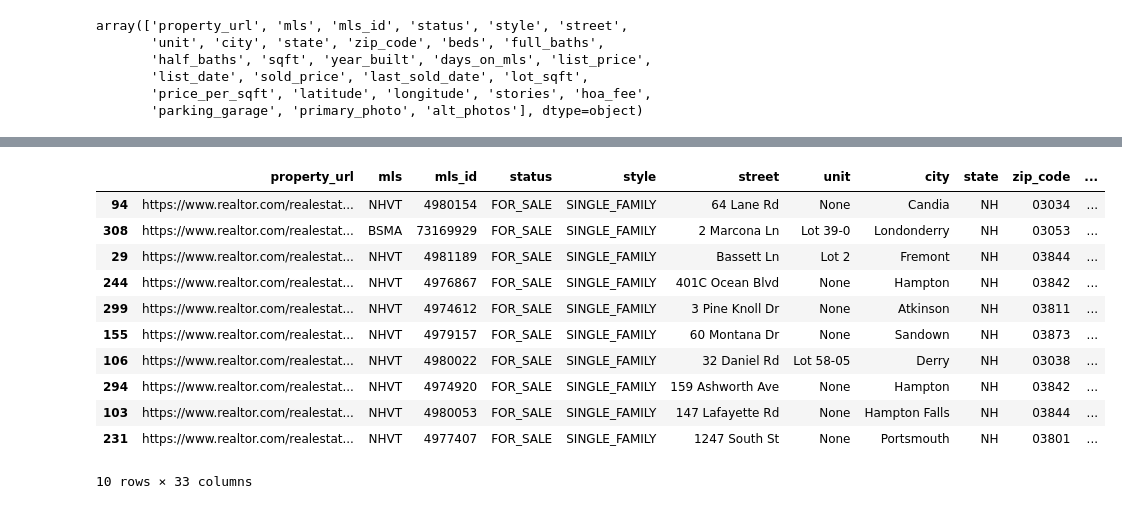
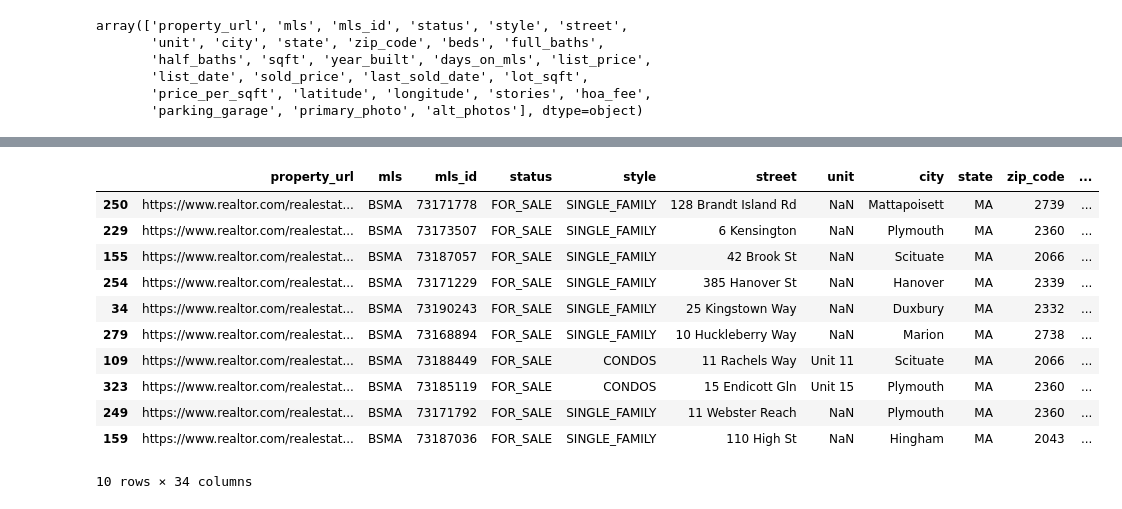
Before and after one commit to cbonoz/harvest-re, a Jupyter notebook: redfin_harvest.ipynb, the cells around one changed output, grey strips where cells are left out. Drawn from its saved outputs; the diff is of its cells as text; code cells hidden in the pictures.

```diff
--- a/redfin_harvest.ipynb
+++ b/redfin_harvest.ipynb
@@ -9,17 +9,20 @@ import sys
 from sklearn.model_selection import train_test_split
 from sklearn.model_selection import cross_val_score
 
+# https://www.educative.io/blog/scikit-learn-cheat-sheet-classification-regression-methods
 from sklearn.preprocessing import StandardScaler
 from sklearn.linear_model import LinearRegression, LogisticRegression
 from sklearn.ensemble import RandomForestRegressor, HistGradientBoostingRegressor, GradientBoostingRegressor
+from xgboost.sklearn import XGBRegressor
+
 
 # dict vectorizer
 from sklearn.feature_extraction import DictVectorizer
 
-ACTIVE_MODEL = GradientBoostingRegressor
+ACTIVE_MODEL = LinearRegression
 
-# TARGET_LOCATION = 'Plymouth County, MA'
-TARGET_LOCATION = 'Rockingham County, NH'
+TARGET_LOCATION = 'Plymouth County, MA'
+# TARGET_LOCATION = 'Rockingham County, NH'
 # TARGET_LOCATION = 'Suffolk County, MA'
 # TARGET_LOCATION = 'Essex County, MA'
 # TARGET_LOCATION = 'Pierce County, WA'
@@ -39,7 +42,7 @@ class RedfinModel:
     TARGET_COLUMN = 'sold_price'
     COLUMNS_TO_ONE_HOT_ENCODE = ['state', 'style', 'city']
     COLUMNS_TO_REMOVE = ['zip_code', 'last_sold_date', 'mls_id', 'list_price', 'latitude', 'longitude', 'days_on_mls', 'price_per_sqft', TARGET_COLUMN]
-    OUTPUT_COLUMNS = ['readable_address', 'style', 'beds', 'list_price', 'predicted', 'diff', 'diff_percent', 'property_url']
+    OUTPUT_COLUMNS = ['readable_address', 'style', 'beds', 'list_price', 'predicted', 'diff', 'diff_percent', 'top_contributing_columns']# 'property_url']
 
     def __init__(self, location=TARGET_LOCATION, column_filters={}):
         self.model = None
@@ -126,7 +129,7 @@ class RedfinModel:
         print(f"Filtered data shape: {data.shape} (from {original_shape})")
         return data
 
-    def process_data(self, data):
+    def process_data(self, data, show_debug=False):
         numeric_cols = data.select_dtypes(include=np.number).columns.values
         columns_to_use = np.concatenate((numeric_cols, RedfinModel.COLUMNS_TO_ONE_HOT_ENCODE))
         columns_to_use = np.setdiff1d(columns_to_use, RedfinModel.COLUMNS_TO_REMOVE)
@@ -136,9 +139,10 @@ class RedfinModel:
 
         # Fill missing values or NaN
         data = data.fillna(0)
-        print('Using columns:', data.columns.values)
-        print(f"Processed data shape: {data.shape}")
-        print(f"Processed data columns: {len(data.columns.values)}")
+        if show_debug:
+            print('Using columns:', data.columns.values)
+            print(f"Processed data shape: {data.shape}")
+            print(f"Processed data columns: {len(data.columns.values)}")
         return data
 
     def show_cross_validation(self, X, y):
@@ -146,7 +150,9 @@ class RedfinModel:
         train = self.process_data(X)
         scores = cross_val_score(self.model, train, y, cv=5)
         print("Cross-validation scores: {}".format(scores))
-        print("Average cross-validation score: {:.2f}".format(scores.mean()))
+        mean_score = scores.mean()
+        print("Average cross-validation score: {:.2f}".format(mean_score))
+        return mean_score
 
 
     def train_from_raw(self, X, y):
@@ -190,7 +196,7 @@ class RedfinModel:
         return importances
 # %%
 redfin = RedfinModel(TARGET_LOCATION, {
-  'style': ['SINGLE_FAMILY', 'TOWNHOUSE'],
+  # 'style': ['SINGLE_FAMILY', 'TOWNHOUSE'],
   'beds': [3, 4, 5]
 })
 train_df = redfin.fetch_data('sold')
@@ -261,23 +272,24 @@ Predicted 35 values
 # %%
 # Find rows with biggest mismatch between listing price and predicted predicted
 test_df['predicted'] = results
 test_df['diff'] = test_df['predicted'] - test_df['list_price']
 test_df['diff_percent'] = test_df['diff'] / test_df['list_price'] * 100
 test_df['readable_address'] = test_df['street'] + ', ' + test_df['city'] + ', ' + test_df['state']# + ' ' + str(test_df['zip_code'])
+test_df['top_contributing_columns'] = '' # test_df.apply(lambda row: ', '.join([x.get(0) for x in redfin.print_feature_importances()[:5] if row.get(x[0], 0) > 0]), axis=1)
 test_df.sort_values(by=['diff_percent'], ascending=False).head(10)
 # %% [output]
 |  | property_url | mls | mls_id | status | style | street | unit | city | state | zip_code | ... |
-| 94 | https://www.realtor.com/realestat... | NHVT | 4980154 | FOR_SALE | SINGLE_FAMILY | 64 Lane Rd | None | Candia | NH | 03034 | ... |
-| 308 | https://www.realtor.com/realestat... | BSMA | 73169929 | FOR_SALE | SINGLE_FAMILY | 2 Marcona Ln | Lot 39-0 | Londonderry | NH | 03053 | ... |
-| 29 | https://www.realtor.com/realestat... | NHVT | 4981189 | FOR_SALE | SINGLE_FAMILY | Bassett Ln | Lot 2 | Fremont | NH | 03844 | ... |
-| 244 | https://www.realtor.com/realestat... | NHVT | 4976867 | FOR_SALE | SINGLE_FAMILY | 401C Ocean Blvd | None | Hampton | NH | 03842 | ... |
-| 299 | https://www.realtor.com/realestat... | NHVT | 4974612 | FOR_SALE | SINGLE_FAMILY | 3 Pine Knoll Dr | None | Atkinson | NH | 03811 | ... |
-| 155 | https://www.realtor.com/realestat... | NHVT | 4979157 | FOR_SALE | SINGLE_FAMILY | 60 Montana Dr | None | Sandown | NH | 03873 | ... |
-| 106 | https://www.realtor.com/realestat... | NHVT | 4980022 | FOR_SALE | SINGLE_FAMILY | 32 Daniel Rd | Lot 58-05 | Derry | NH | 03038 | ... |
-| 294 | https://www.realtor.com/realestat... | NHVT | 4974920 | FOR_SALE | SINGLE_FAMILY | 159 Ashworth Ave | None | Hampton | NH | 03842 | ... |
-| 103 | https://www.realtor.com/realestat... | NHVT | 4980053 | FOR_SALE | SINGLE_FAMILY | 147 Lafayette Rd | None | Hampton Falls | NH | 03844 | ... |
-| 231 | https://www.realtor.com/realestat... | NHVT | 4977407 | FOR_SALE | SINGLE_FAMILY | 1247 South St | None | Portsmouth | NH | 03801 | ... |
+| 250 | https://www.realtor.com/realestat... | BSMA | 73171778 | FOR_SALE | SINGLE_FAMILY | 128 Brandt Island Rd | NaN | Mattapoisett | MA | 2739 | ... |
+| 229 | https://www.realtor.com/realestat... | BSMA | 73173507 | FOR_SALE | SINGLE_FAMILY | 6 Kensington | NaN | Plymouth | MA | 2360 | ... |
+| 155 | https://www.realtor.com/realestat... | BSMA | 73187057 | FOR_SALE | SINGLE_FAMILY | 42 Brook St | NaN | Scituate | MA | 2066 | ... |
+| 254 | https://www.realtor.com/realestat... | BSMA | 73171229 | FOR_SALE | SINGLE_FAMILY | 385 Hanover St | NaN | Hanover | MA | 2339 | ... |
+| 34 | https://www.realtor.com/realestat... | BSMA | 73190243 | FOR_SALE | SINGLE_FAMILY | 25 Kingstown Way | NaN | Duxbury | MA | 2332 | ... |
+| 279 | https://www.realtor.com/realestat... | BSMA | 73168894 | FOR_SALE | SINGLE_FAMILY | 10 Huckleberry Way | NaN | Marion | MA | 2738 | ... |
+| 109 | https://www.realtor.com/realestat... | BSMA | 73188449 | FOR_SALE | CONDOS | 11 Rachels Way | Unit 11 | Scituate | MA | 2066 | ... |
+| 323 | https://www.realtor.com/realestat... | BSMA | 73185119 | FOR_SALE | CONDOS | 15 Endicott Gln | Unit 15 | Plymouth | MA | 2360 | ... |
+| 249 | https://www.realtor.com/realestat... | BSMA | 73171792 | FOR_SALE | SINGLE_FAMILY | 11 Webster Reach | NaN | Plymouth | MA | 2360 | ... |
+| 159 | https://www.realtor.com/realestat... | BSMA | 73187036 | FOR_SALE | SINGLE_FAMILY | 110 High St | NaN | Hingham | MA | 2043 | ... |
-10 rows × 33 columns
+10 rows × 34 columns
 # %%
 print(redfin.trained_columns)
 # remove exponent formatting
```
Also changed, not shown: parts of 7 cells of this notebook.
